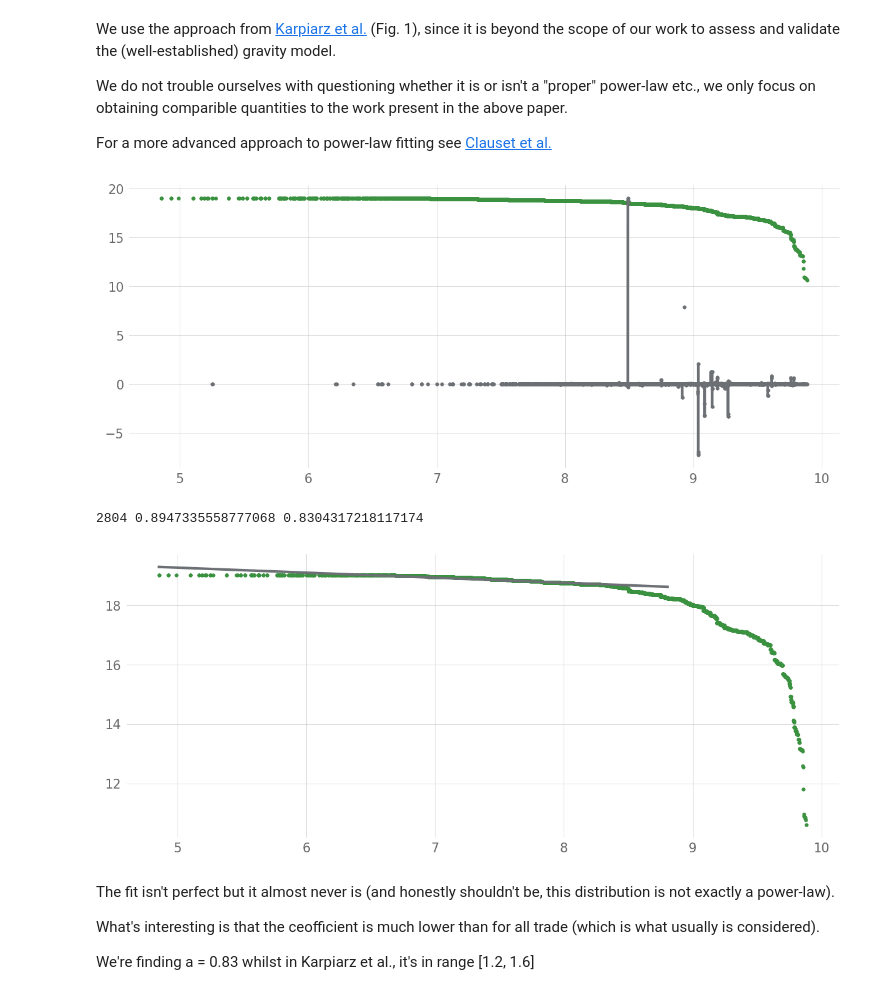
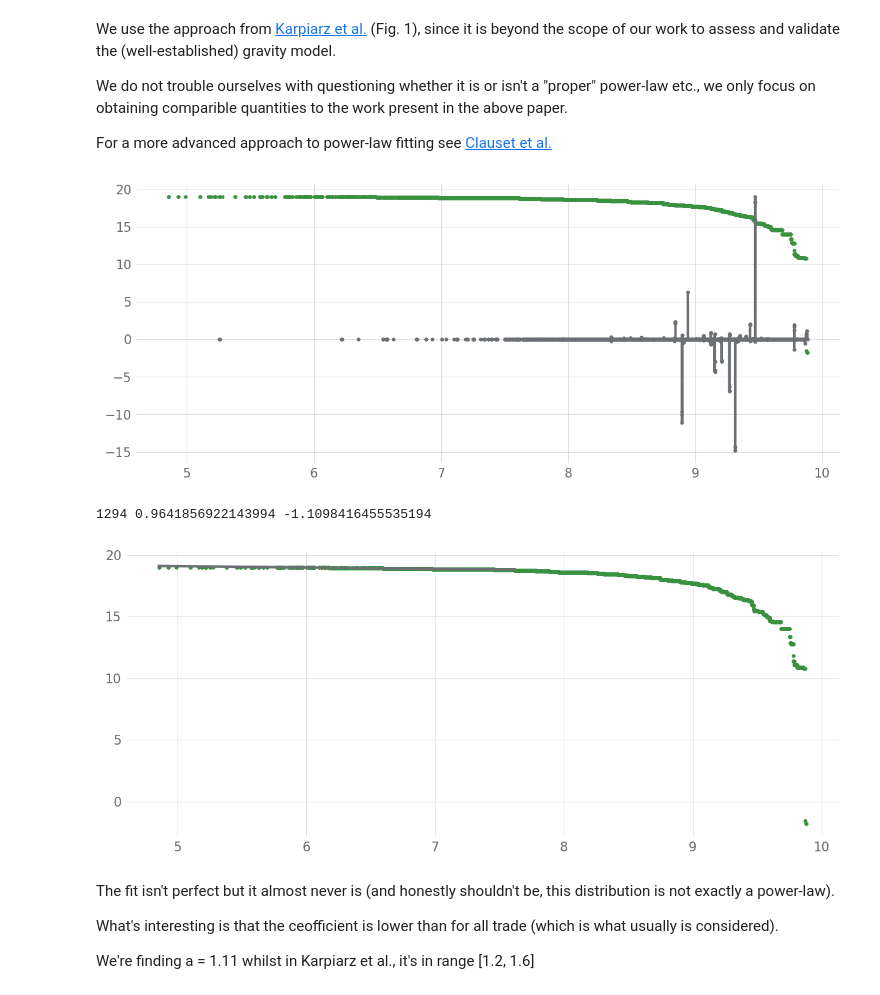
Before and after one commit to lukaszgajewski/pytradeshifts, a Jupyter notebook: scripts/finding_gravity_model_exponent.ipynb, the cells around one changed output. Drawn from its saved outputs; the diff is of its cells as text; code cells hidden in the pictures.

```diff
--- a/scripts/finding_gravity_model_exponent.ipynb
+++ b/scripts/finding_gravity_model_exponent.ipynb
@@ -60,23 +60,23 @@ We do not trouble ourselves with questioning whether it is or isn't a "proper" p
 For a more advanced approach to power-law fitting see [Clauset et al.](https://arxiv.org/pdf/0706.1062.pdf)
 # %%
 # integrate over distance
-vr = np.cumsum(y)[::-1]
+vr = np.cumsum(y[::-1])[::-1]
 # convert to log-log
 x = np.log(x)
 vr = np.log(vr)
 plt.plot(x, vr, ".")
 # this part kind of needs to be done by hand (eye)
 # we use the second derivative as the guide
 # the second derivative close to zero indicates (local) linearity
 d1 = np.gradient(vr, x)
 d2 = np.gradient(d1, x)
 # scale the derivative to make comparison easier
 d2 /= np.max(d2[~np.isnan(d2)])
 d2 *= np.max(vr)
 plt.plot(x, d2, ".-")
 plt.show()
 # %% [output]
-[figure, old version]
+[figure, new version]
 # %%
 # find the best fit in a reasonable range assessed from the above plot
 # in theory we could run this for each possible segment (computationally insane)
@@ -95,18 +95,17 @@ for end_of_lin in np.arange(100, 4001, 1):
         best_end_of_lin = end_of_lin
 
 # print the result, we print a+1 because the slope fitted to the integral
-# is a - 1 where a is the coefficient in the trade data
-print(best_end_of_lin, best_r, best_a+1)
+print(best_end_of_lin, best_r, best_a-1)
 # plot the fit alongside data
 plt.plot(x, vr, ".")
-plt.plot(x[0:end_of_lin], best_a * x[0:end_of_lin] + best_b, "-")
+plt.plot(x[0:best_end_of_lin], best_a * x[0:best_end_of_lin] + best_b, "-")
 plt.show()
 # %% [output]
-2804 0.8947335558777068 0.8304317218117174
+1294 0.9641856922143994 -1.1098416455535194
-[figure, old version]
+[figure, new version]
 # %% [markdown]
 The fit isn't perfect but it almost never is (and honestly shouldn't be, this distribution is not exactly a power-law).
 
-What's interesting is that the ceofficient is much lower than for all trade (which is what usually is considered).
+What's interesting is that the ceofficient is lower than for all trade (which is what usually is considered).
 
-We're finding a = 0.83 whilst in Karpiarz et al., it's in range [1.2, 1.6]
+We're finding a = 1.11 whilst in Karpiarz et al., it's in range [1.2, 1.6]
```
